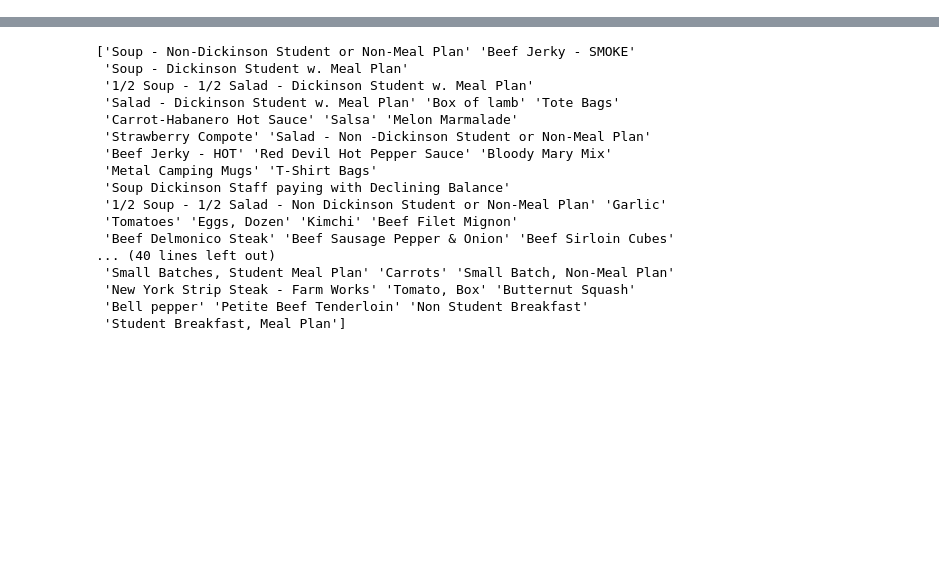
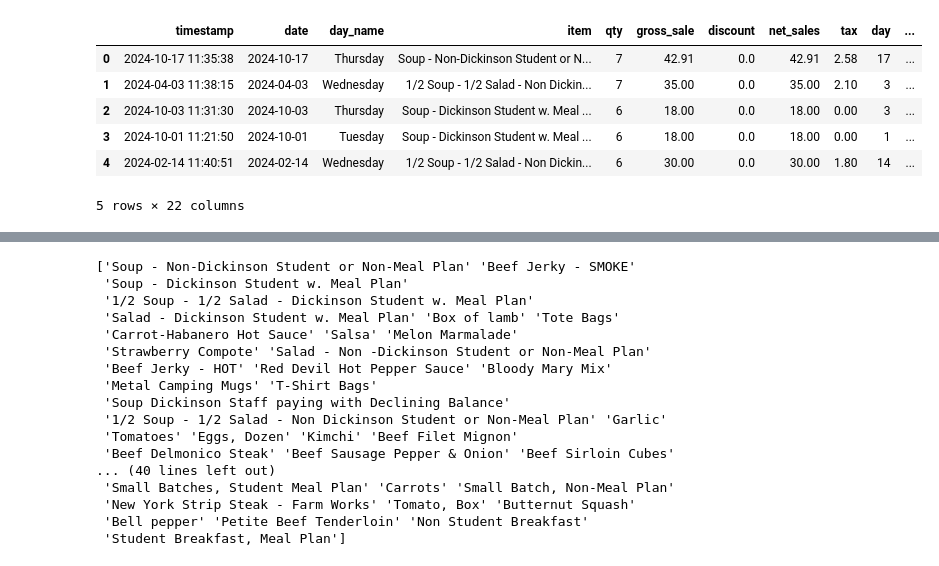
Before and after one commit to mcao694/farmworks, a Jupyter notebook: cleaned.ipynb, the cells around one changed output, grey strips where cells are left out. Saved outputs shown, nothing was run; the diff lists cells and outputs as text; code cells hidden in the pictures; blank space fills up the shorter version.

```diff
--- a/cleaned.ipynb
+++ b/cleaned.ipynb
@@ -10,3 +10,23 @@ warnings.filterwarnings('ignore')
 # %%
 menu = pd.read_excel("C:/Users/miche/Downloads/farmworks-main/farmworks-main/farmworks_menu.xlsx", engine='openpyxl')
 sales = pd.read_excel("C:/Users/miche/Downloads/farmworks-main/farmworks-main/farmworks_sales.xlsx", engine='openpyxl')
+cost = pd.read_excel("C:/Users/miche/Downloads/cost ref.xlsx", engine='openpyxl')
+
+# enc is te most recent df
+enc = pd.read_excel("C:/Users/miche/Downloads/sales_menu_encoded.xlsx", engine='openpyxl')
+weather = pd.read_excel()
+# %%
+enc.head()
+
+enc = enc.rename(columns={"Date": "date", "empanada_qty": "emp_qty", "soups_encoded": "soup_enc", "salads_encoded": "salad_enc", "emp_encoded": "emp_enc"})
+enc1 = enc.drop(columns=["empanada", "soup", "salad"])
+
+enc.head()
+# %% [output]
+|  | timestamp | date | day_name | item | qty | gross_sale | discount | net_sales | tax | day | ... |
+| 0 | 2024-10-17 11:35:38 | 2024-10-17 | Thursday | Soup - Non-Dickinson Student or N... | 7 | 42.91 | 0.0 | 42.91 | 2.58 | 17 | ... |
+| 1 | 2024-04-03 11:38:15 | 2024-04-03 | Wednesday | 1/2 Soup - 1/2 Salad - Non Dickin... | 7 | 35.00 | 0.0 | 35.00 | 2.10 | 3 | ... |
+| 2 | 2024-10-03 11:31:30 | 2024-10-03 | Thursday | Soup - Dickinson Student w. Meal ... | 6 | 18.00 | 0.0 | 18.00 | 0.00 | 3 | ... |
+| 3 | 2024-10-01 11:21:50 | 2024-10-01 | Tuesday | Soup - Dickinson Student w. Meal ... | 6 | 18.00 | 0.0 | 18.00 | 0.00 | 1 | ... |
+| 4 | 2024-02-14 11:40:51 | 2024-02-14 | Wednesday | 1/2 Soup - 1/2 Salad - Non Dickin... | 6 | 30.00 | 0.0 | 30.00 | 1.80 | 14 | ... |
+5 rows × 22 columns
```
Also changed, not shown: parts of 19 cells of this notebook.
